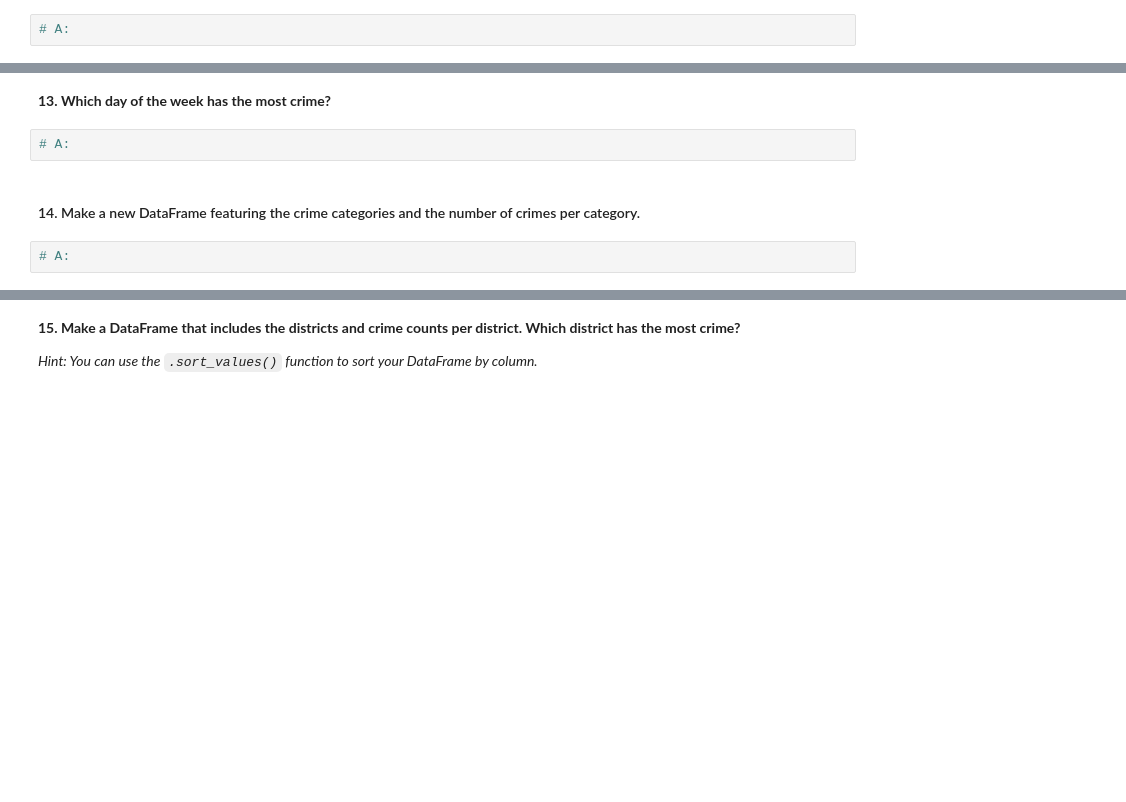
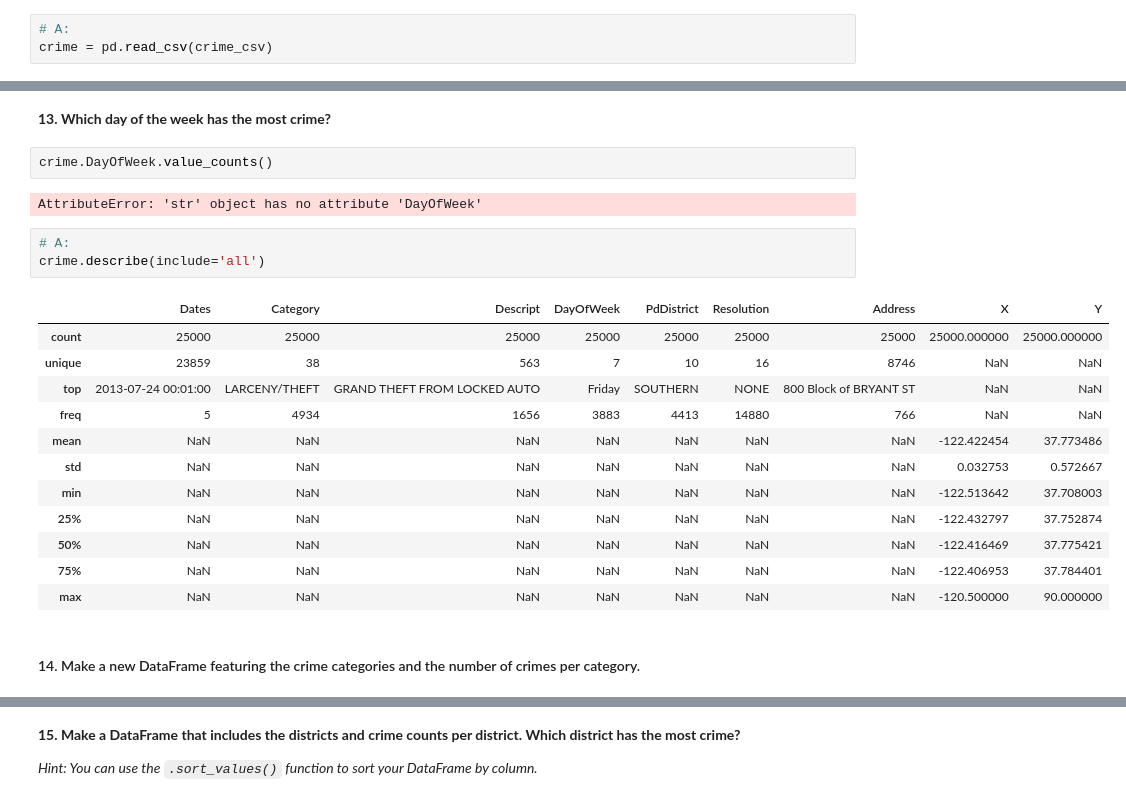
Before and after one commit to a3o1m2/DSI11-lessons, a Jupyter notebook: week02/day1_intro_to_pandas/pandas-intro-lab/intro-to-pandas-lab-starter_code.ipynb, the cells around one changed output, grey strips where cells are left out. Drawn from its saved outputs; the diff is of its cells as text; blank space fills up the shorter version.

Commit message:
Week 2, Day 1

```diff
--- a/week02/day1_intro_to_pandas/pandas-intro-lab/intro-to-pandas-lab-starter_code.ipynb
+++ b/week02/day1_intro_to_pandas/pandas-intro-lab/intro-to-pandas-lab-starter_code.ipynb
@@ -69,6 +168,7 @@ lowercase = string.ascii_lowercase
 crime_csv = '../../../../resource-datasets/sf_crime/sf_crime_sample.csv'
 # %%
 # A:
+crime = pd.read_csv(crime_csv)
 # %% [markdown]
 **10. Look at the dimensions of the crime data.**
 # %%
@@ -88,8 +219,24 @@ Hint: You can use the command `.unique()` on any pandas series.
 # %% [markdown]
 **13. Which day of the week has the most crime?**
+# %%
+crime.DayOfWeek.value_counts()
+# %% [output]
+AttributeError: 'str' object has no attribute 'DayOfWeek'
 # %%
 # A:
+crime.describe(include='all')
+# %% [output]
+|  | Dates | Category | Descript | DayOfWeek | PdDistrict | Resolution | Address | X | Y |
+| count | 25000 | 25000 | 25000 | 25000 | 25000 | 25000 | 25000 | 25000.000000 | 25000.000000 |
+| unique | 23859 | 38 | 563 | 7 | 10 | 16 | 8746 | NaN | NaN |
+| top | 2013-07-24 00:01:00 | LARCENY/THEFT | GRAND THEFT FROM LOCKED AUTO | Friday | SOUTHERN | NONE | 800 Block of BRYANT ST | NaN | NaN |
+| freq | 5 | 4934 | 1656 | 3883 | 4413 | 14880 | 766 | NaN | NaN |
+| mean | NaN | NaN | NaN | NaN | NaN | NaN | NaN | -122.422454 | 37.773486 |
+| std | NaN | NaN | NaN | NaN | NaN | NaN | NaN | 0.032753 | 0.572667 |
+| min | NaN | NaN | NaN | NaN | NaN | NaN | NaN | -122.513642 | 37.708003 |
+| 25% | NaN | NaN | NaN | NaN | NaN | NaN | NaN | -122.432797 | 37.752874 |
+| 50% | NaN | NaN | NaN | NaN | NaN | NaN | NaN | -122.416469 | 37.775421 |
+| 75% | NaN | NaN | NaN | NaN | NaN | NaN | NaN | -122.406953 | 37.784401 |
+| max | NaN | NaN | NaN | NaN | NaN | NaN | NaN | -120.500000 | 90.000000 |
 # %% [markdown]
 #### 14. Make a new DataFrame featuring the crime categories and the number of crimes per category.
-# %%
-# A:
```
Also changed, not shown: parts of 25 cells of this notebook, 4 other files.
